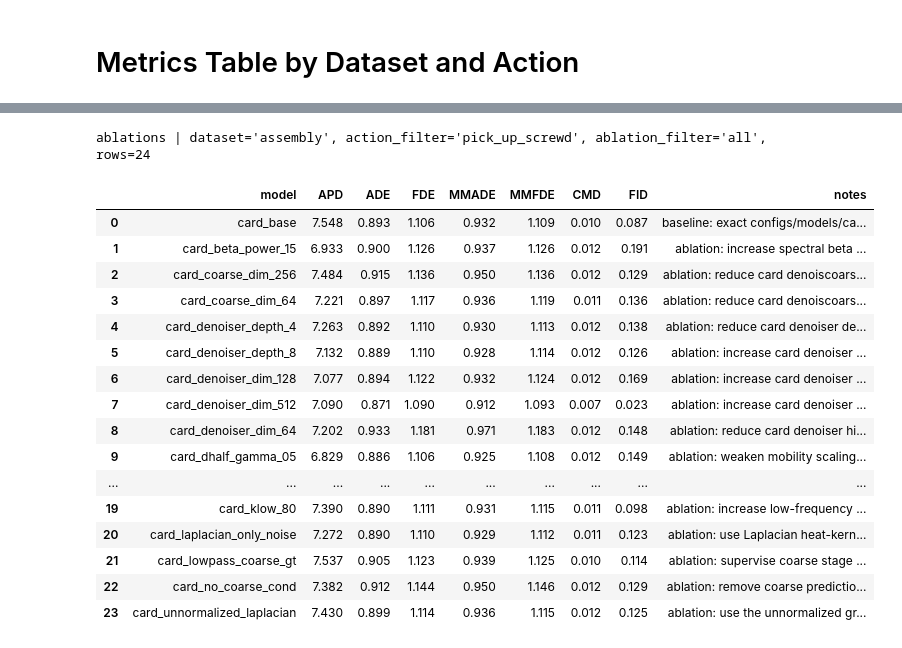
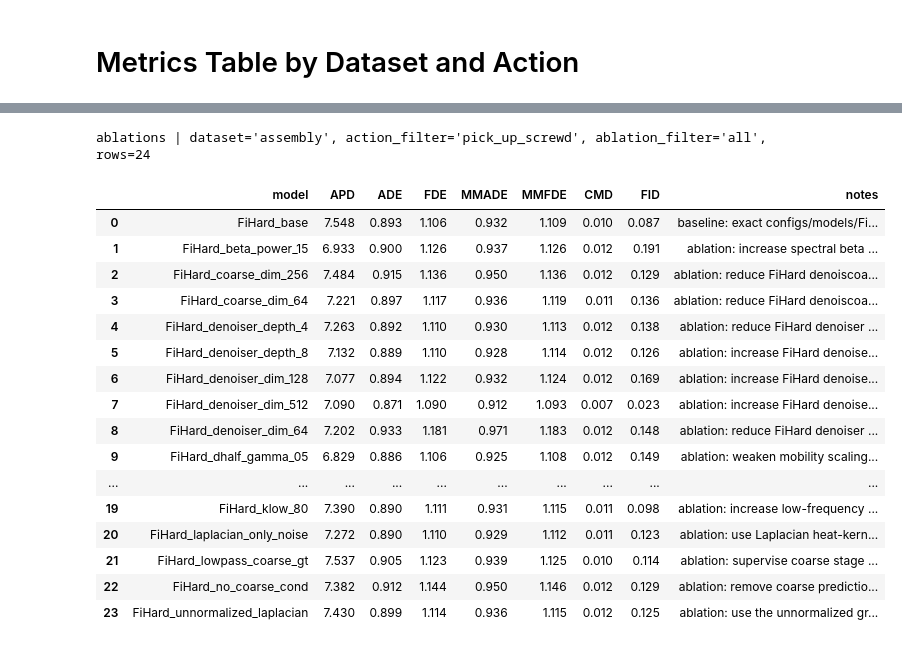
Before and after one commit to FrancescoAgnelli3/FiHard, a Jupyter notebook: notebooks/metrics_table_by_dataset_action.ipynb, the cells around one changed output, grey strips where cells are left out. Saved outputs shown, nothing was run; the diff lists cells and outputs as text; code cells hidden in the pictures.

Commit message:
name refactoring

```diff
--- a/notebooks/metrics_table_by_dataset_action.ipynb
+++ b/notebooks/metrics_table_by_dataset_action.ipynb
@@ -29,7 +31,7 @@ SECOND_STYLE = 'font-weight: 600; color: #664d03; background-color: #fff3cd;'
 
 def format_model_name(model_name):
     model_name = str(model_name or '')
-    if model_name in {'twostage_dct_diffusion', 'card'}:
+    if model_name in {'twostage_dct_diffusion', 'FiHard'}:
         return 'CARD'
     return model_name[:1].upper() + model_name[1:] if model_name else model_name
 
@@ -182,6 +184,6 @@ dataset='assembly', action_filter='unscrew', rows=11
 # %%
 
-ABLATIONS_CSV_PATH = (Path.cwd() / 'results' / 'card_ablations.csv' if (Path.cwd() / 'results').exists() else Path.cwd().parent / 'results' / 'card_ablations.csv')
+ABLATIONS_CSV_PATH = (Path.cwd() / 'results' / 'FiHard_ablations.csv' if (Path.cwd() / 'results').exists() else Path.cwd().parent / 'results' / 'FiHard_ablations.csv')
 
 ablations_df = pd.read_csv(ABLATIONS_CSV_PATH)
 ablations_df['action_filter'] = ablations_df['action_filter'].fillna('')
@@ -244,51 +246,51 @@ def build_ablations_table(dataset, action_filter='', ablation_filter='all'):
     return filtered, styled
 
 
-# ablation_filter = ['card', 'card_gaussian_kernel_noise', 'card_empirical_plus_theoretical_covariance', 'card_empirical_temporal_mean_covariance']
+# ablation_filter = ['FiHard', 'FiHard_gaussian_kernel_noise', 'FiHard_empirical_plus_theoretical_covariance', 'FiHard_empirical_temporal_mean_covariance']
 ablation_filter = 'all'
 
 if action_filter == 'all':
     available_ablation_actions = (
         ablations_df.loc[ablations_df['dataset'] == dataset_filter, 'action_filter']
         .drop_duplicates()
         .sort_values()
         .tolist()
     )
 
     if not available_ablation_actions:
         raise ValueError(f'No ablation rows found for dataset={dataset_filter!r}.')
 
     for current_action in available_ablation_actions:
         ablations_table, styled_ablations_table = build_ablations_table(dataset_filter, current_action, ablation_filter)
         print(
             f"ablations | dataset={dataset_filter!r}, action_filter={current_action!r}, ablation_filter={ablation_filter!r}, rows={len(ablations_table)}"
         )
         display(styled_ablations_table)
 else:
     ablations_table, styled_ablations_table = build_ablations_table(dataset_filter, action_filter, ablation_filter)
     print(
         f"ablations | dataset={dataset_filter!r}, action_filter={action_filter!r}, ablation_filter={ablation_filter!r}, rows={len(ablations_table)}"
     )
     display(styled_ablations_table)
 # %% [output]
 ablations | dataset='assembly', action_filter='pick_up_screwd', ablation_filter='all', rows=24
 |  | model | APD | ADE | FDE | MMADE | MMFDE | CMD | FID | notes |
-| 0 | card_base | 7.548 | 0.893 | 1.106 | 0.932 | 1.109 | 0.010 | 0.087 | baseline: exact configs/models/ca... |
-| 1 | card_beta_power_15 | 6.933 | 0.900 | 1.126 | 0.937 | 1.126 | 0.012 | 0.191 | ablation: increase spectral beta ... |
-| 2 | card_coarse_dim_256 | 7.484 | 0.915 | 1.136 | 0.950 | 1.136 | 0.012 | 0.129 | ablation: reduce card denoiscoars... |
-| 3 | card_coarse_dim_64 | 7.221 | 0.897 | 1.117 | 0.936 | 1.119 | 0.011 | 0.136 | ablation: reduce card denoiscoars... |
-| 4 | card_denoiser_depth_4 | 7.263 | 0.892 | 1.110 | 0.930 | 1.113 | 0.012 | 0.138 | ablation: reduce card denoiser de... |
-| 5 | card_denoiser_depth_8 | 7.132 | 0.889 | 1.110 | 0.928 | 1.114 | 0.012 | 0.126 | ablation: increase card denoiser ... |
-| 6 | card_denoiser_dim_128 | 7.077 | 0.894 | 1.122 | 0.932 | 1.124 | 0.012 | 0.169 | ablation: increase card denoiser ... |
-| 7 | card_denoiser_dim_512 | 7.090 | 0.871 | 1.090 | 0.912 | 1.093 | 0.007 | 0.023 | ablation: increase card denoiser ... |
-| 8 | card_denoiser_dim_64 | 7.202 | 0.933 | 1.181 | 0.971 | 1.183 | 0.012 | 0.148 | ablation: reduce card denoiser hi... |
-| 9 | card_dhalf_gamma_05 | 6.829 | 0.886 | 1.106 | 0.925 | 1.108 | 0.012 | 0.149 | ablation: weaken mobility scaling... |
+| 0 | FiHard_base | 7.548 | 0.893 | 1.106 | 0.932 | 1.109 | 0.010 | 0.087 | baseline: exact configs/models/Fi... |
+| 1 | FiHard_beta_power_15 | 6.933 | 0.900 | 1.126 | 0.937 | 1.126 | 0.012 | 0.191 | ablation: increase spectral beta ... |
+| 2 | FiHard_coarse_dim_256 | 7.484 | 0.915 | 1.136 | 0.950 | 1.136 | 0.012 | 0.129 | ablation: reduce FiHard denoiscoa... |
+| 3 | FiHard_coarse_dim_64 | 7.221 | 0.897 | 1.117 | 0.936 | 1.119 | 0.011 | 0.136 | ablation: reduce FiHard denoiscoa... |
+| 4 | FiHard_denoiser_depth_4 | 7.263 | 0.892 | 1.110 | 0.930 | 1.113 | 0.012 | 0.138 | ablation: reduce FiHard denoiser ... |
+| 5 | FiHard_denoiser_depth_8 | 7.132 | 0.889 | 1.110 | 0.928 | 1.114 | 0.012 | 0.126 | ablation: increase FiHard denoise... |
+| 6 | FiHard_denoiser_dim_128 | 7.077 | 0.894 | 1.122 | 0.932 | 1.124 | 0.012 | 0.169 | ablation: increase FiHard denoise... |
+| 7 | FiHard_denoiser_dim_512 | 7.090 | 0.871 | 1.090 | 0.912 | 1.093 | 0.007 | 0.023 | ablation: increase FiHard denoise... |
+| 8 | FiHard_denoiser_dim_64 | 7.202 | 0.933 | 1.181 | 0.971 | 1.183 | 0.012 | 0.148 | ablation: reduce FiHard denoiser ... |
+| 9 | FiHard_dhalf_gamma_05 | 6.829 | 0.886 | 1.106 | 0.925 | 1.108 | 0.012 | 0.149 | ablation: weaken mobility scaling... |
 | ... | ... | ... | ... | ... | ... | ... | ... | ... | ... |
-| 19 | card_klow_80 | 7.390 | 0.890 | 1.111 | 0.931 | 1.115 | 0.011 | 0.098 | ablation: increase low-frequency ... |
-| 20 | card_laplacian_only_noise | 7.272 | 0.890 | 1.110 | 0.929 | 1.112 | 0.011 | 0.123 | ablation: use Laplacian heat-kern... |
-| 21 | card_lowpass_coarse_gt | 7.537 | 0.905 | 1.123 | 0.939 | 1.125 | 0.010 | 0.114 | ablation: supervise coarse stage ... |
-| 22 | card_no_coarse_cond | 7.382 | 0.912 | 1.144 | 0.950 | 1.146 | 0.012 | 0.129 | ablation: remove coarse predictio... |
-| 23 | card_unnormalized_laplacian | 7.430 | 0.899 | 1.114 | 0.936 | 1.115 | 0.012 | 0.125 | ablation: use the unnormalized gr... |
+| 19 | FiHard_klow_80 | 7.390 | 0.890 | 1.111 | 0.931 | 1.115 | 0.011 | 0.098 | ablation: increase low-frequency ... |
+| 20 | FiHard_laplacian_only_noise | 7.272 | 0.890 | 1.110 | 0.929 | 1.112 | 0.011 | 0.123 | ablation: use Laplacian heat-kern... |
+| 21 | FiHard_lowpass_coarse_gt | 7.537 | 0.905 | 1.123 | 0.939 | 1.125 | 0.010 | 0.114 | ablation: supervise coarse stage ... |
+| 22 | FiHard_no_coarse_cond | 7.382 | 0.912 | 1.144 | 0.950 | 1.146 | 0.012 | 0.129 | ablation: remove coarse predictio... |
+| 23 | FiHard_unnormalized_laplacian | 7.430 | 0.899 | 1.114 | 0.936 | 1.115 | 0.012 | 0.125 | ablation: use the unnormalized gr... |
 # %%
 
 import json
```
Also changed, not shown: parts of 4 cells of this notebook, 57 other files.
